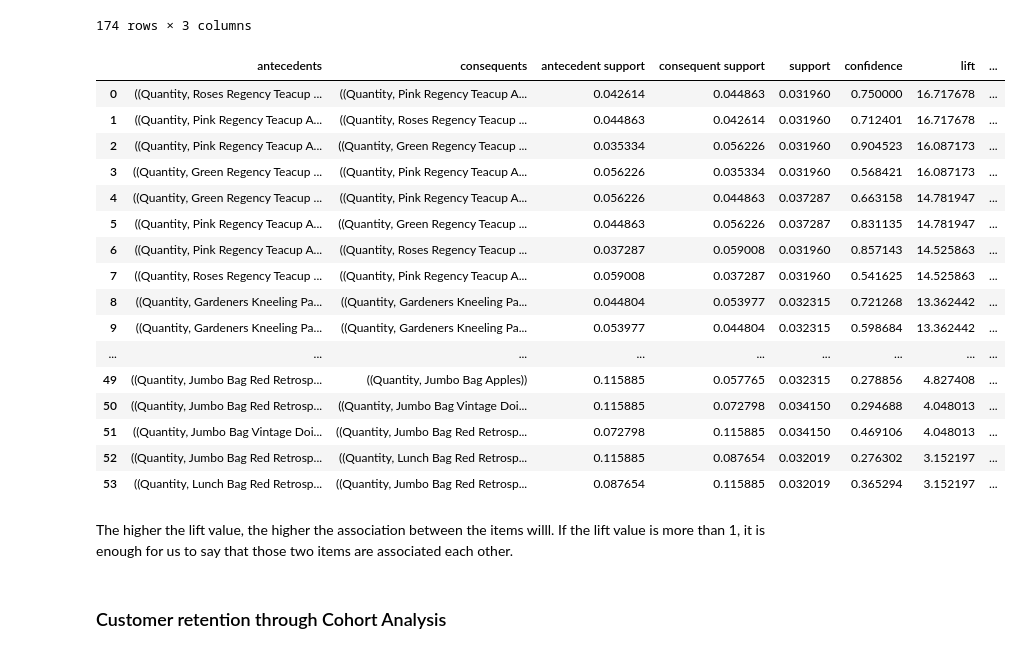
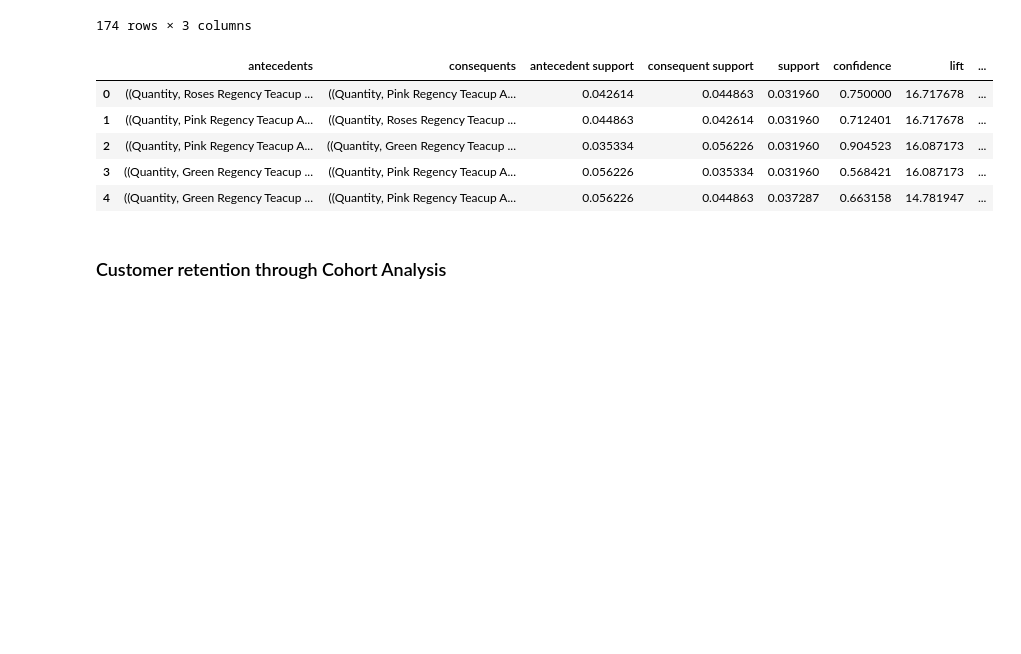
Before and after one commit to SyNikolai/EcommerceAnalytics, a Jupyter notebook: ecommerce.ipynb, the cells around one changed output. Cells and saved outputs as stored; diff of their text form; code cells hidden in the pictures; blank space fills up the shorter version.

```diff
--- a/ecommerce.ipynb
+++ b/ecommerce.ipynb
@@ -685,27 +653,14 @@ freq_itemsets
 # %%
 # Find the association rules
 rules = association_rules(freq_itemsets, metric="lift", min_threshold=1).sort_values("lift", ascending=False).reset_index(drop=True)
-rules #need to fix antecedents and consequents values , they should not contain the word Quantity
+rules.head() #need to fix antecedents and consequents values , they should not contain the word Quantity
 # %% [output]
 |  | antecedents | consequents | antecedent support | consequent support | support | confidence | lift | ... |
 | 0 | ((Quantity, Roses Regency Teacup ... | ((Quantity, Pink Regency Teacup A... | 0.042614 | 0.044863 | 0.031960 | 0.750000 | 16.717678 | ... |
 | 1 | ((Quantity, Pink Regency Teacup A... | ((Quantity, Roses Regency Teacup ... | 0.044863 | 0.042614 | 0.031960 | 0.712401 | 16.717678 | ... |
 | 2 | ((Quantity, Pink Regency Teacup A... | ((Quantity, Green Regency Teacup ... | 0.035334 | 0.056226 | 0.031960 | 0.904523 | 16.087173 | ... |
 | 3 | ((Quantity, Green Regency Teacup ... | ((Quantity, Pink Regency Teacup A... | 0.056226 | 0.035334 | 0.031960 | 0.568421 | 16.087173 | ... |
 | 4 | ((Quantity, Green Regency Teacup ... | ((Quantity, Pink Regency Teacup A... | 0.056226 | 0.044863 | 0.037287 | 0.663158 | 14.781947 | ... |
-| 5 | ((Quantity, Pink Regency Teacup A... | ((Quantity, Green Regency Teacup ... | 0.044863 | 0.056226 | 0.037287 | 0.831135 | 14.781947 | ... |
-| 6 | ((Quantity, Pink Regency Teacup A... | ((Quantity, Roses Regency Teacup ... | 0.037287 | 0.059008 | 0.031960 | 0.857143 | 14.525863 | ... |
-| 7 | ((Quantity, Roses Regency Teacup ... | ((Quantity, Pink Regency Teacup A... | 0.059008 | 0.037287 | 0.031960 | 0.541625 | 14.525863 | ... |
-| 8 | ((Quantity, Gardeners Kneeling Pa... | ((Quantity, Gardeners Kneeling Pa... | 0.044804 | 0.053977 | 0.032315 | 0.721268 | 13.362442 | ... |
-| 9 | ((Quantity, Gardeners Kneeling Pa... | ((Quantity, Gardeners Kneeling Pa... | 0.053977 | 0.044804 | 0.032315 | 0.598684 | 13.362442 | ... |
-| ... | ... | ... | ... | ... | ... | ... | ... | ... |
-| 49 | ((Quantity, Jumbo Bag Red Retrosp... | ((Quantity, Jumbo Bag Apples)) | 0.115885 | 0.057765 | 0.032315 | 0.278856 | 4.827408 | ... |
-| 50 | ((Quantity, Jumbo Bag Red Retrosp... | ((Quantity, Jumbo Bag Vintage Doi... | 0.115885 | 0.072798 | 0.034150 | 0.294688 | 4.048013 | ... |
-| 51 | ((Quantity, Jumbo Bag Vintage Doi... | ((Quantity, Jumbo Bag Red Retrosp... | 0.072798 | 0.115885 | 0.034150 | 0.469106 | 4.048013 | ... |
-| 52 | ((Quantity, Jumbo Bag Red Retrosp... | ((Quantity, Lunch Bag Red Retrosp... | 0.115885 | 0.087654 | 0.032019 | 0.276302 | 3.152197 | ... |
-| 53 | ((Quantity, Lunch Bag Red Retrosp... | ((Quantity, Jumbo Bag Red Retrosp... | 0.087654 | 0.115885 | 0.032019 | 0.365294 | 3.152197 | ... |
-# %% [markdown]
-The higher the lift value, the higher the association between the items willl. If the lift value is more than 1, it is enough for us to say that those two items are associated each other.
 # %% [markdown]
 ### Customer retention through Cohort Analysis <a class="anchor" id="customer-retention-through-cohort-analysis"></a>
 # %%
```
Also changed, not shown: parts of 2 cells of this notebook.
